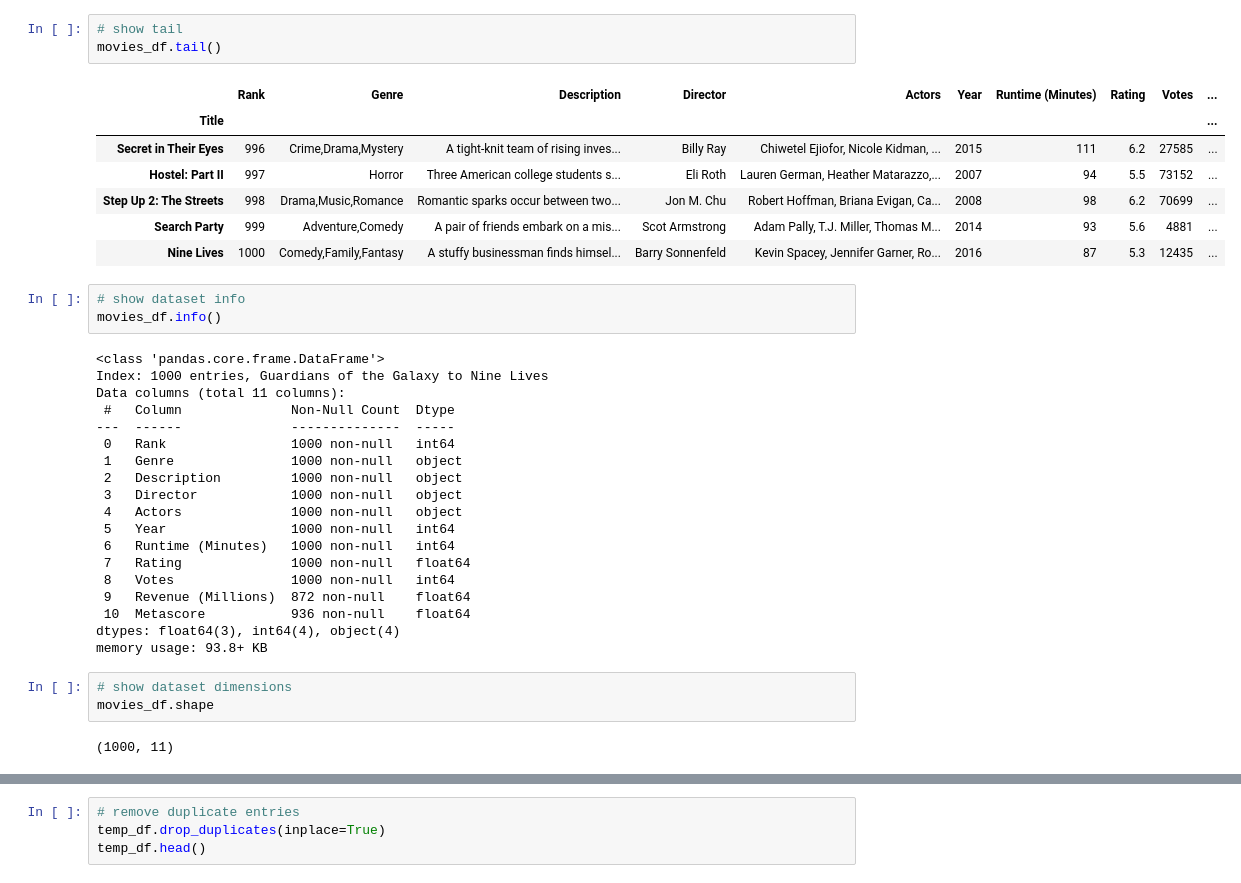
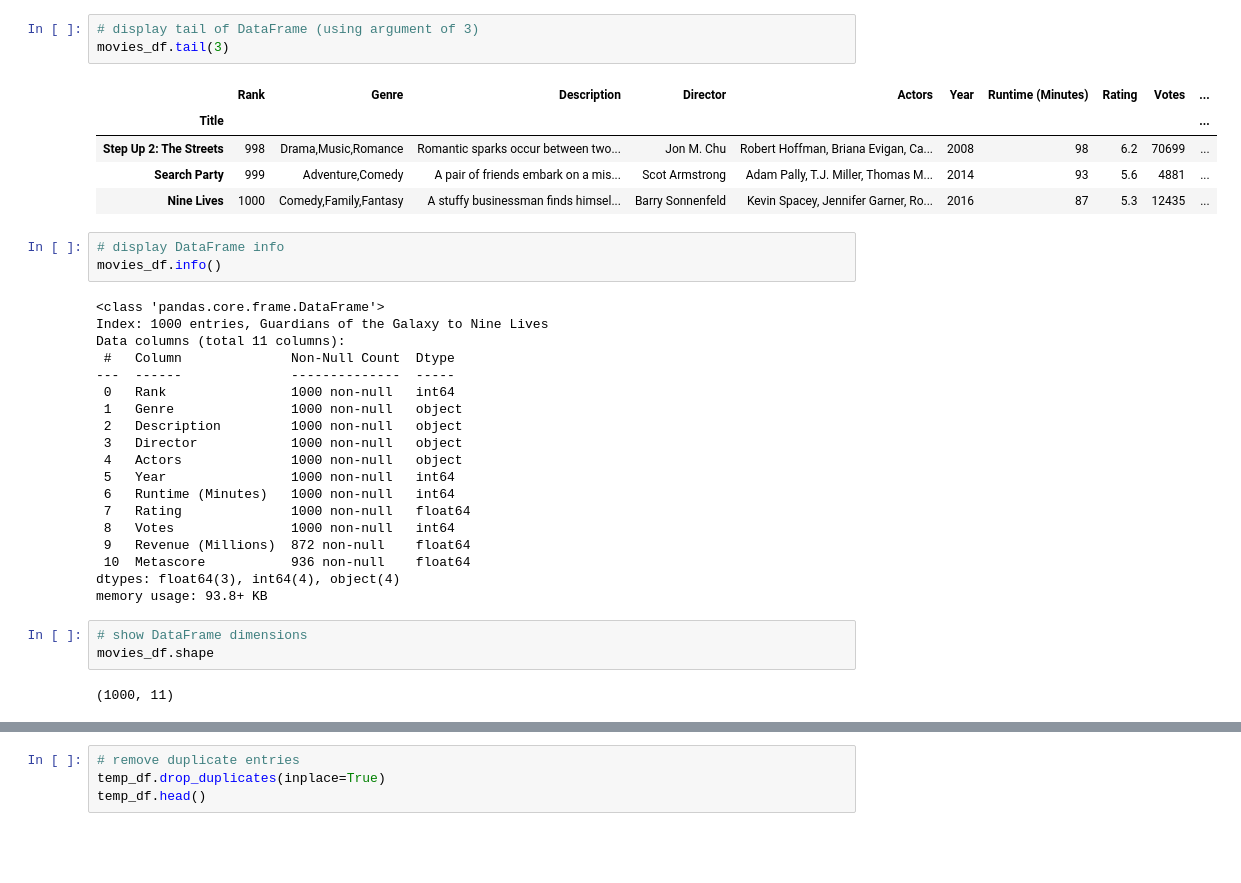
Before and after one commit to TurnipGuy30/Jupyter, a Jupyter notebook: Jupyter/Pandas.ipynb, the cells around one changed output, grey strips where cells are left out. Drawn from its saved outputs; the diff is of its cells as text; blank space fills up the shorter version.

```diff
--- a/Jupyter/Pandas.ipynb
+++ b/Jupyter/Pandas.ipynb
@@ -84,16 +74,14 @@ movies_df.head()
 # %%
-# show tail
-movies_df.tail()
+# display tail of DataFrame (using argument of 3)
+movies_df.tail(3)
 # %% [output]
 |  | Rank | Genre | Description | Director | Actors | Year | Runtime (Minutes) | Rating | Votes | ... |
 | Title |  |  |  |  |  |  |  |  |  | ... |
-| Secret in Their Eyes | 996 | Crime,Drama,Mystery | A tight-knit team of rising inves... | Billy Ray | Chiwetel Ejiofor, Nicole Kidman, ... | 2015 | 111 | 6.2 | 27585 | ... |
-| Hostel: Part II | 997 | Horror | Three American college students s... | Eli Roth | Lauren German, Heather Matarazzo,... | 2007 | 94 | 5.5 | 73152 | ... |
 | Step Up 2: The Streets | 998 | Drama,Music,Romance | Romantic sparks occur between two... | Jon M. Chu | Robert Hoffman, Briana Evigan, Ca... | 2008 | 98 | 6.2 | 70699 | ... |
 | Search Party | 999 | Adventure,Comedy | A pair of friends embark on a mis... | Scot Armstrong | Adam Pally, T.J. Miller, Thomas M... | 2014 | 93 | 5.6 | 4881 | ... |
 | Nine Lives | 1000 | Comedy,Family,Fantasy | A stuffy businessman finds himsel... | Barry Sonnenfeld | Kevin Spacey, Jennifer Garner, Ro... | 2016 | 87 | 5.3 | 12435 | ... |
 # %%
-# show dataset info
+# display DataFrame info
 movies_df.info()
 # %% [output]
 <class 'pandas.core.frame.DataFrame'>
@@ -115,7 +103,7 @@ Data columns (total 11 columns):
 dtypes: float64(3), int64(4), object(4)
 memory usage: 93.8+ KB
 # %%
-# show dataset dimensions
+# show DataFrame dimensions
 movies_df.shape
 # %% [output]
 (1000, 11)
```
Also changed, not shown: parts of 27 cells of this notebook, 1 other file.
